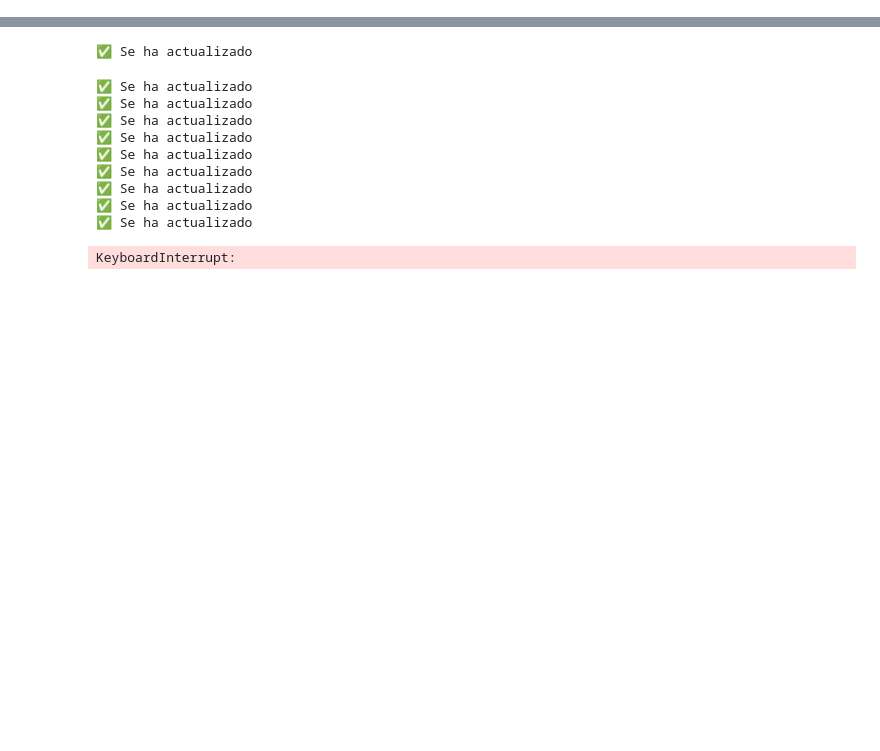
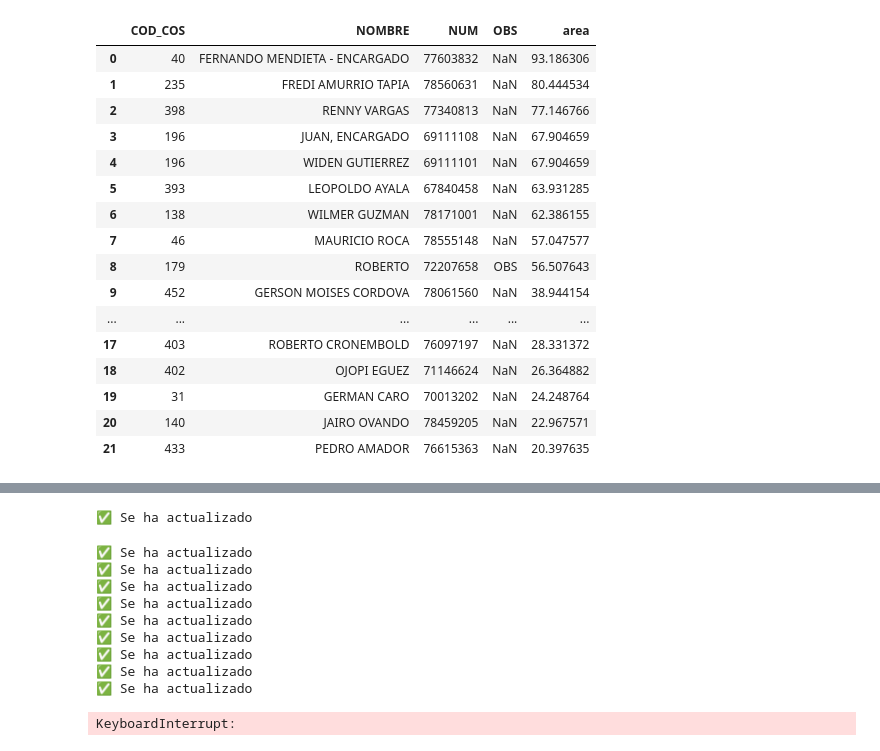
Before and after one commit to bismarksr17/utea_scripts, a Jupyter notebook: notificaciones_whastapp/noticaciones_iag/03_generar_msj_masivo.ipynb, the cells around one changed output, grey strips where cells are left out. Saved outputs shown, nothing was run; the diff lists cells and outputs as text; code cells hidden in the pictures; blank space fills up the shorter version.

```diff
--- a/notificaciones_whastapp/noticaciones_iag/03_generar_msj_masivo.ipynb
+++ b/notificaciones_whastapp/noticaciones_iag/03_generar_msj_masivo.ipynb
@@ -30,6 +31,27 @@ def crear_mensaje(datos):
     #return df
 # %%
 df = pd.read_excel(r'G:\Ingenio Azucarero Guabira S.A\UTEA - SEMANAL - AVANCE COSECHA\2025\DATA\CONTACTOS_GRUPO.xlsx')
+# %%
+df = df[df['area']>0]
+df
+# %% [output]
+|  | COD_COS | NOMBRE | NUM | OBS | area |
+| 0 | 40 | FERNANDO MENDIETA - ENCARGADO | 77603832 | NaN | 93.186306 |
+| 1 | 235 | FREDI AMURRIO TAPIA | 78560631 | NaN | 80.444534 |
+| 2 | 398 | RENNY VARGAS | 77340813 | NaN | 77.146766 |
+| 3 | 196 | JUAN, ENCARGADO | 69111108 | NaN | 67.904659 |
+| 4 | 196 | WIDEN GUTIERREZ | 69111101 | NaN | 67.904659 |
+| 5 | 393 | LEOPOLDO AYALA | 67840458 | NaN | 63.931285 |
+| 6 | 138 | WILMER GUZMAN | 78171001 | NaN | 62.386155 |
+| 7 | 46 | MAURICIO ROCA | 78555148 | NaN | 57.047577 |
+| 8 | 179 | ROBERTO | 72207658 | OBS | 56.507643 |
+| 9 | 452 | GERSON MOISES CORDOVA | 78061560 | NaN | 38.944154 |
+| ... | ... | ... | ... | ... | ... |
+| 17 | 403 | ROBERTO CRONEMBOLD | 76097197 | NaN | 28.331372 |
+| 18 | 402 | OJOPI EGUEZ | 71146624 | NaN | 26.364882 |
+| 19 | 31 | GERMAN CARO | 70013202 | NaN | 24.248764 |
+| 20 | 140 | JAIRO OVANDO | 78459205 | NaN | 22.967571 |
+| 21 | 433 | PEDRO AMADOR | 76615363 | NaN | 20.397635 |
 # %%
 df['fecha_registro'] = datetime.now()
 df['cod_canero'] = df['NOMBRE']
```
Also changed, not shown: parts of 3 cells of this notebook, 6 other files.
